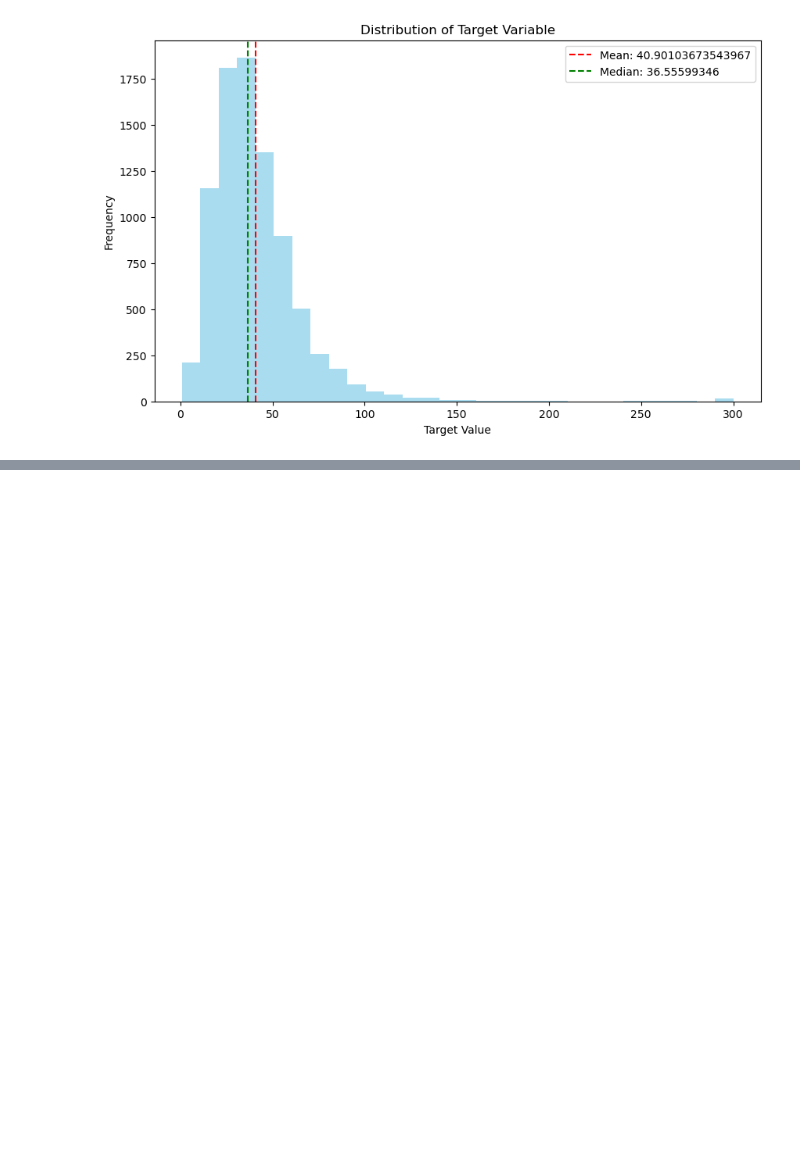
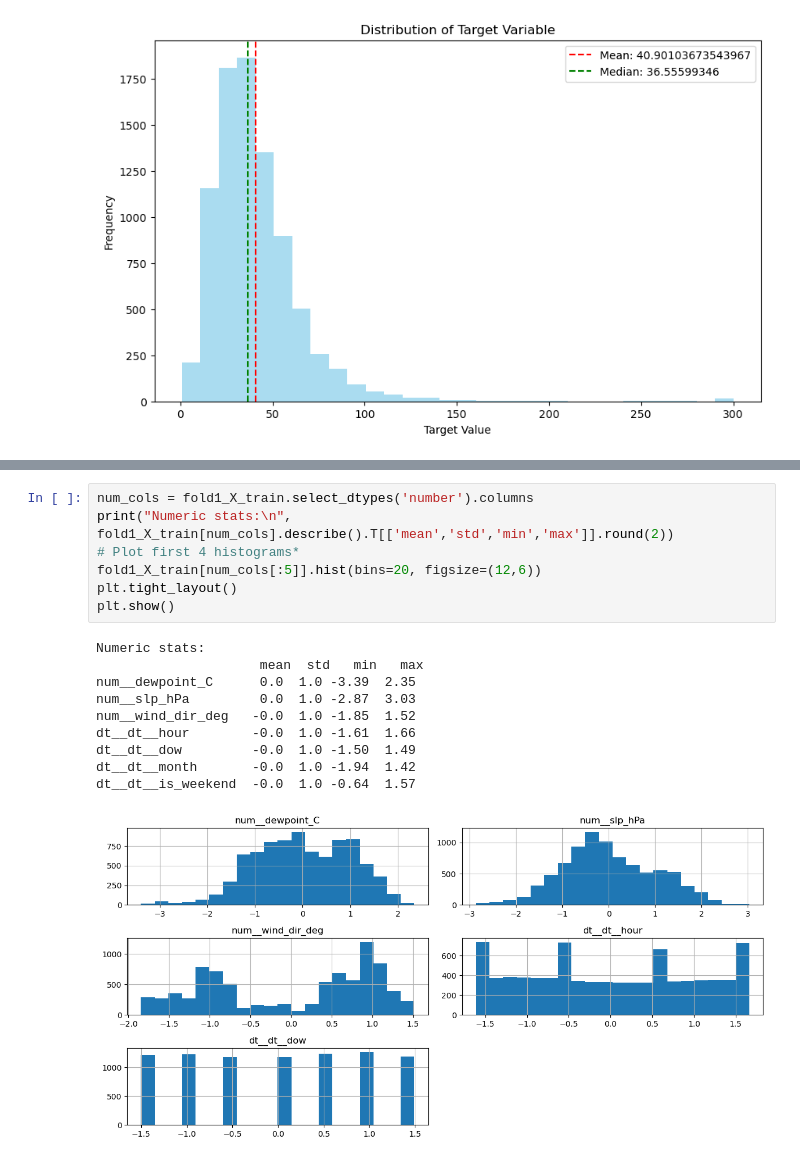
Before and after one commit to FedorSulaev/air-quality-predictor, a Jupyter notebook: notebooks/03_exploratory_data_analysis.ipynb, the cells around one changed output, grey strips where cells are left out. Cells and saved outputs as stored; diff of their text form; blank space fills up the shorter version.

```diff
--- a/notebooks/03_exploratory_data_analysis.ipynb
+++ b/notebooks/03_exploratory_data_analysis.ipynb
@@ -149,0 +166,18 @@ plt.show()
+# %%
+num_cols = fold1_X_train.select_dtypes('number').columns
+print("Numeric stats:\n", fold1_X_train[num_cols].describe().T[['mean','std','min','max']].round(2))
+# Plot first 4 histograms*
+fold1_X_train[num_cols[:5]].hist(bins=20, figsize=(12,6))
+plt.tight_layout()
+plt.show()
+# %% [output]
+Numeric stats:
+                     mean  std   min   max
+num__dewpoint_C      0.0  1.0 -3.39  2.35
+num__slp_hPa         0.0  1.0 -2.87  3.03
+num__wind_dir_deg   -0.0  1.0 -1.85  1.52
+dt__dt__hour        -0.0  1.0 -1.61  1.66
+dt__dt__dow         -0.0  1.0 -1.50  1.49
+dt__dt__month       -0.0  1.0 -1.94  1.42
+dt__dt__is_weekend  -0.0  1.0 -0.64  1.57
+[figure, added]
```
Also changed, not shown: parts of 7 cells of this notebook, 7 other files.
